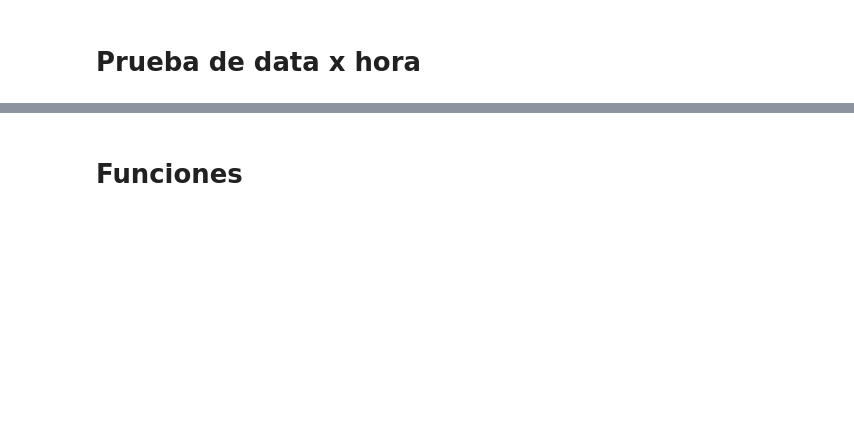
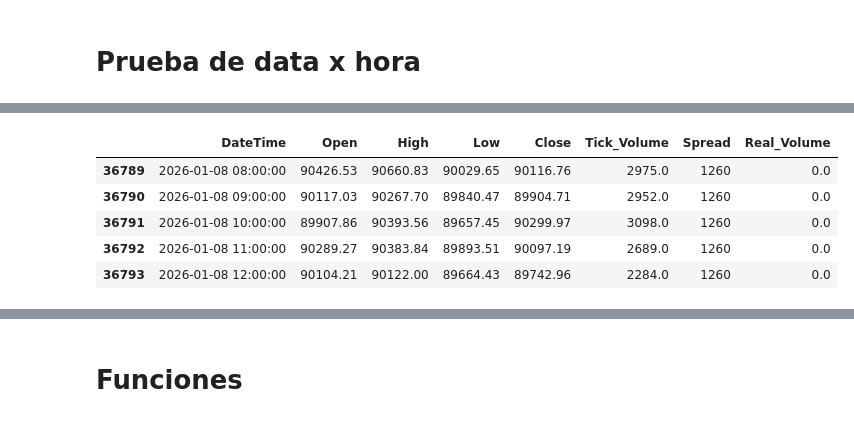
Before and after one commit to mavaldivia/Alginvesting, a Jupyter notebook: scripts/00_Alg_lotaje_min.ipynb, the cells around one changed output, grey strips where cells are left out. Saved outputs shown, nothing was run; the diff lists cells and outputs as text; code cells hidden in the pictures; blank space fills up the shorter version.

```diff
--- a/scripts/00_Alg_lotaje_min.ipynb
+++ b/scripts/00_Alg_lotaje_min.ipynb
@@ -91,3 +160,12 @@ for valor in valores:
+# %%
+df.tail()
+# %% [output]
+|  | DateTime | Open | High | Low | Close | Tick_Volume | Spread | Real_Volume |
+| 36789 | 2026-01-08 08:00:00 | 90426.53 | 90660.83 | 90029.65 | 90116.76 | 2975.0 | 1260 | 0.0 |
+| 36790 | 2026-01-08 09:00:00 | 90117.03 | 90267.70 | 89840.47 | 89904.71 | 2952.0 | 1260 | 0.0 |
+| 36791 | 2026-01-08 10:00:00 | 89907.86 | 90393.56 | 89657.45 | 90299.97 | 3098.0 | 1260 | 0.0 |
+| 36792 | 2026-01-08 11:00:00 | 90289.27 | 90383.84 | 89893.51 | 90097.19 | 2689.0 | 1260 | 0.0 |
+| 36793 | 2026-01-08 12:00:00 | 90104.21 | 90122.00 | 89664.43 | 89742.96 | 2284.0 | 1260 | 0.0 |
 # %%
 """
 valores = ['BTC-USD', 'ETH-USD', 'TSLA', 'AAPL', 'MSFT', 'GOOGL', 'AMZN', 'META', 'NVDA', 'NFLX']
```
Also changed, not shown: parts of 7 cells of this notebook, 11 other files.
